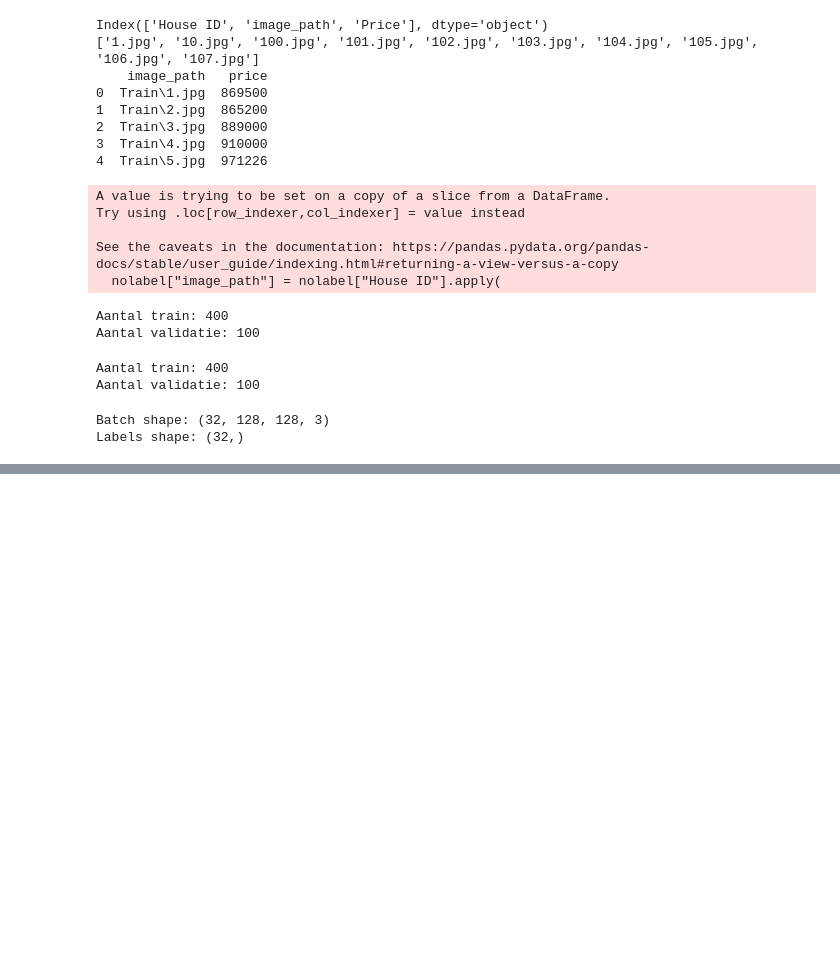
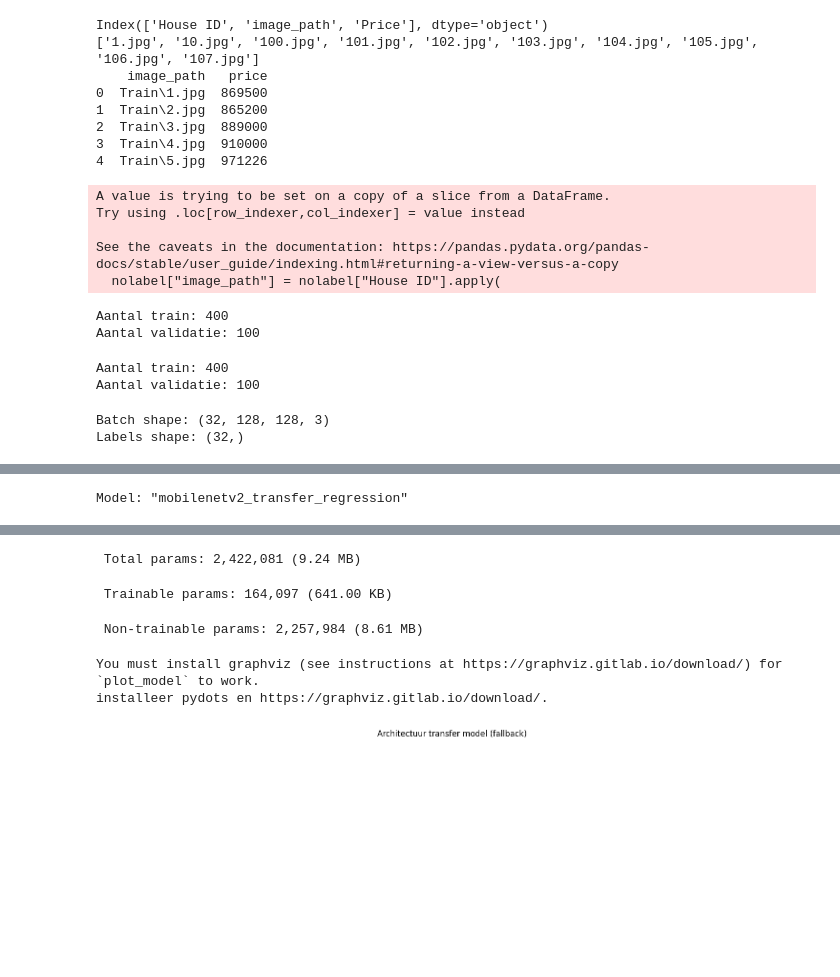
Before and after one commit to imranfunna/Deep-Learning, a Jupyter notebook: Opdracht 1/notebook.ipynb, the cells around one changed output, grey strips where cells are left out. Cells and saved outputs as stored; diff of their text form; code cells hidden in the pictures; blank space fills up the shorter version.

```diff
--- a/Opdracht 1/notebook.ipynb
+++ b/Opdracht 1/notebook.ipynb
@@ -675,0 +723,70 @@ Model: "sequential_3"
+# %%
+# Data augmentation voor robuustheid
+data_augmentation_tl = tf.keras.Sequential([
+    layers.RandomFlip('horizontal'),
+    layers.RandomRotation(0.08),
+    layers.RandomZoom(0.1),
+    layers.RandomTranslation(0.08, 0.08),
+], name='data_augmentation_tl')
+
+# Vooraf getrainde backbone
+base_model = tf.keras.applications.MobileNetV2(
+    input_shape=(IMG_SIZE, IMG_SIZE, 3),
+    include_top=False,
+    weights='imagenet'
+)
+base_model.trainable = False
+
+# Regressiemodel op basis van transfer learning
+inputs = layers.Input(shape=(IMG_SIZE, IMG_SIZE, 3), name='input_image')
+x = data_augmentation_tl(inputs)
+x = tf.keras.applications.mobilenet_v2.preprocess_input(x)
+x = base_model(x, training=False)
+x = layers.GlobalAveragePooling2D(name='global_avg_pool')(x)
+x = layers.Dropout(0.30, name='dropout_1')(x)
+x = layers.Dense(128, activation='relu', name='dense_128')(x)
+x = layers.Dropout(0.20, name='dropout_2')(x)
+outputs = layers.Dense(1, activation='linear', name='price_output')(x)
+
+transfer_model = models.Model(inputs, outputs, name='mobilenetv2_transfer_regression')
+
+transfer_model.compile(
+    optimizer=tf.keras.optimizers.Adam(learning_rate=1e-3),
+    loss='mse',
+    metrics=[
+        tf.keras.metrics.MeanAbsoluteError(name='mae'),
+        tf.keras.metrics.RootMeanSquaredError(name='rmse')
+    ]
+)
+
+transfer_model.summary()
+
+# Architectuur visualiseren
+plot_path_tl = Path('transfer_mobilenetv2_architecture.png')
+
+try:
+    plot_model(
+        transfer_model,
+        to_file=str(plot_path_tl),
+        show_shapes=True,
+        show_dtype=False,
+        show_layer_names=True,
+        dpi=120
+    )
+    fig, ax = plt.subplots(figsize=(15, 5))
+    ax.imshow(mpimg.imread(plot_path_tl))
+    ax.axis('off')
+    ax.set_title('Architectuur transfer model: MobileNetV2 + regressie-head')
+    plt.tight_layout()
+    plt.show()
+except Exception:
+    print('visualisatie niet gelukt: installeer pydots en https://graphviz.gitlab.io/download/.')
+
+    ax.set_xlim(0, 1)
+    ax.set_ylim(0, 1)
+    ax.axis('off')
+    ax.set_title('Architectuur transfer model (fallback)')
+    plt.tight_layout()
+    plt.show()
+# %% [output]
+Model: "mobilenetv2_transfer_regression"
@@ -675,0 +810,6 @@ Model: "sequential_3"
+ Total params: 2,422,081 (9.24 MB)
+ Trainable params: 164,097 (641.00 KB)
+ Non-trainable params: 2,257,984 (8.61 MB)
+You must install graphviz (see instructions at https://graphviz.gitlab.io/download/) for `plot_model` to work.
+installeer pydots en https://graphviz.gitlab.io/download/.
+[figure, added]
```
Also changed, not shown: parts of 23 cells of this notebook.
